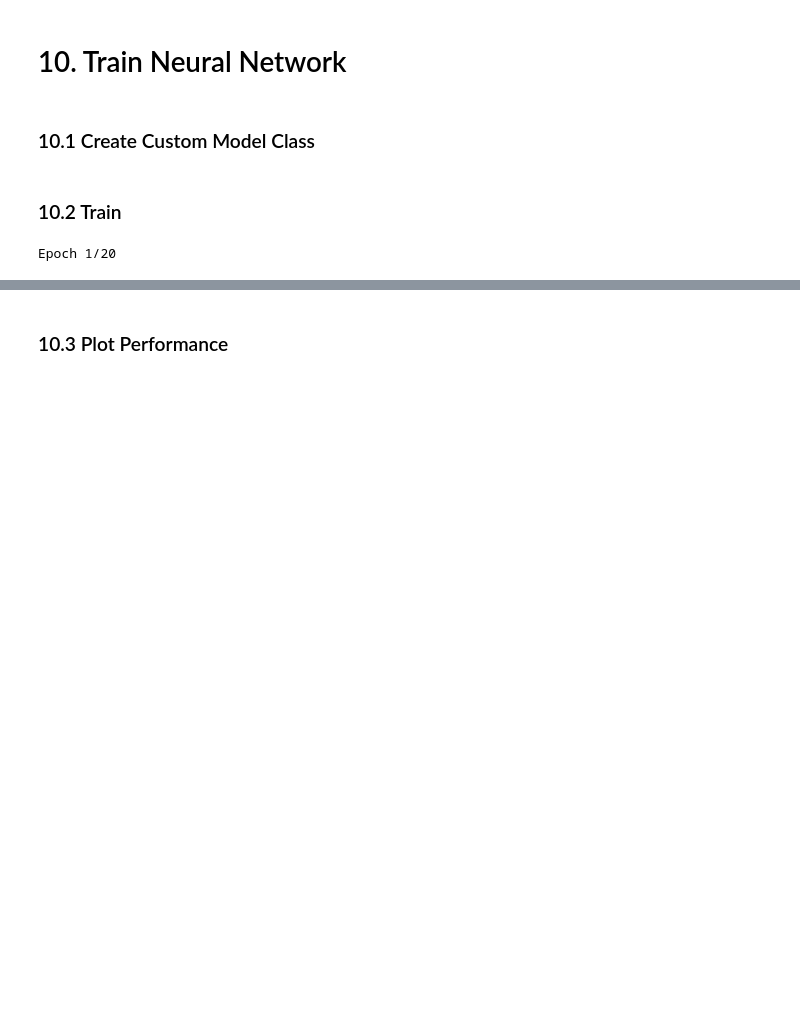
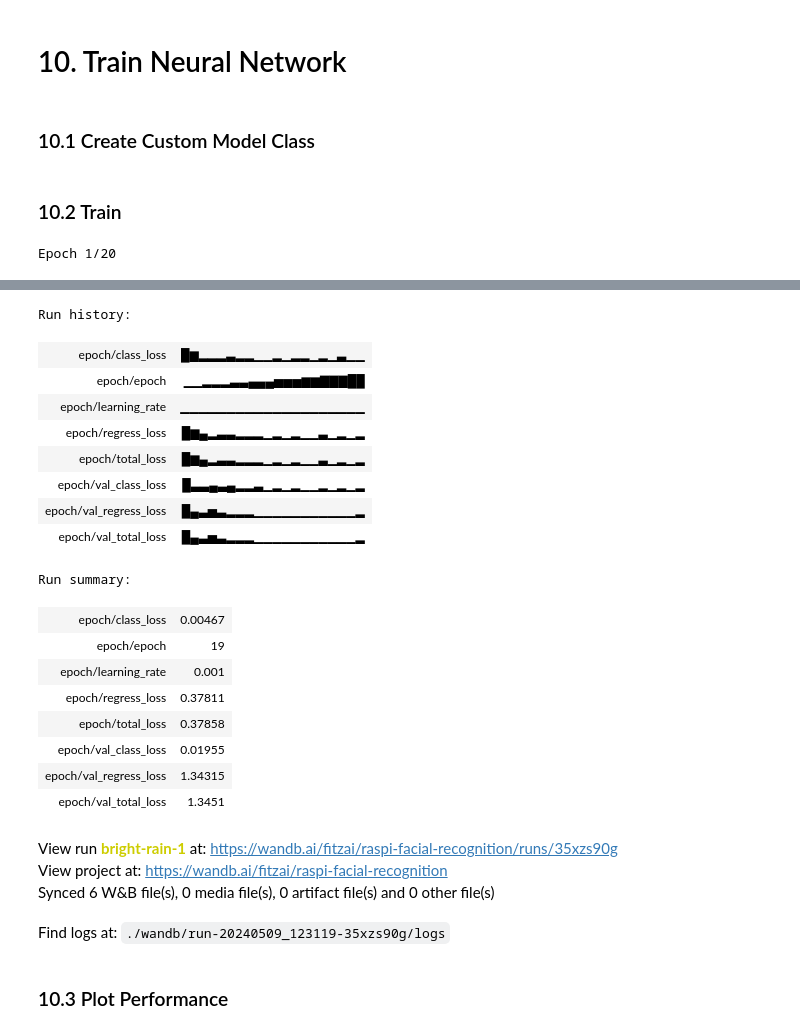
Before and after one commit to brendanfitz/raspi-ai, a Jupyter notebook: face_detection/Face Detection - Modeling.ipynb, the cells around one changed output, grey strips where cells are left out. Drawn from its saved outputs; the diff is of its cells as text; code cells hidden in the pictures; blank space fills up the shorter version.

```diff
--- a/face_detection/Face Detection - Modeling.ipynb
+++ b/face_detection/Face Detection - Modeling.ipynb
@@ -222,13 +252,13 @@ def build_model():
     # Classification Model
     f1 = GlobalMaxPooling2D()(vgg)
     class1 = Dense(2048, activation='relu')(f1)
-    class1 = tf.keras.layers.Dropout(0.2)(class1)
+    class1 = tf.keras.layers.Dropout(config.dropout_rate)(class1)
     class2 = Dense(2, activation='sigmoid')(class1)
 
     # Bounding box model
     f2 = GlobalMaxPooling2D()(vgg)
     regress1 = Dense(2048, activation='relu')(f2)
-    regress1 = Dropout(0.2)(regress1)
+    regress1 = Dropout(config.dropout_rate)(regress1)
     regress2 = Dense(8, activation='sigmoid')(regress1)
 
     facetracker = Model(inputs=input_layer, outputs=[class2, regress2])
@@ -265,12 +295,12 @@ X, y = train.as_numpy_iterator().next()
 ### 9.1 Define Optimizer and LR
 # %%
 batches_per_epoch = len(train)
-lr_decay = (1./0.55 -1)/batches_per_epoch
+lr_decay = (1./config.lr_decay_divider -1)/batches_per_epoch
 lr_decay
 # %% [output]
 0.012587412587412587
 # %%
-opt = tf.keras.optimizers.Adam(learning_rate=0.0001, decay=lr_decay)
+opt = tf.keras.optimizers.Adam(learning_rate=config.learning_rate, decay=lr_decay)
 # %% [markdown]
 ### 9.2 Create Localization Loss and Classification Loss
 # %%
@@ -319,7 +349,7 @@ class FaceTracker(Model):
             batch_classloss = self.closs(y[0], classes)
             batch_localizationloss = self.lloss(tf.cast(y[1], tf.float32), coords)
 
-            total_loss = batch_localizationloss+0.05*batch_classloss
+            total_loss = batch_localizationloss+config.classloss_weight*batch_classloss
 
             grad = tape.gradient(total_loss, self.model.trainable_variables)
 
@@ -334,7 +364,7 @@ class FaceTracker(Model):
 
         batch_classloss = self.closs(y[0], classes)
         batch_localizationloss = self.lloss(tf.cast(y[1], tf.float32), coords)
-        total_loss = batch_localizationloss+0.1*batch_classloss
+        total_loss = batch_localizationloss+config.classloss_weight*batch_classloss
 
         return {"total_loss":total_loss, "class_loss":batch_classloss, "regress_loss":batch_localizationloss}
 
@@ -351,6 +381,9 @@ logdir='logs'
 # %%
 tensorboard_callback = tf.keras.callbacks.TensorBoard(log_dir=logdir)
 # %%
-hist = model.fit(train, epochs=20, validation_data=val, callbacks=[tensorboard_callback])
+hist = model.fit(train, epochs=config.epochs, validation_data=val,
+                 callbacks=[tensorboard_callback, wandb.keras.WandbMetricsLogger()])
+
+run.finish()
 # %% [output]
 Epoch 1/20
@@ -373,3 +417,25 @@ Epoch 4/20
+Run history:
+| epoch/class_loss | █▆▂▂▂▃▂▂▁▁▂▁▂▂▁▂▁▃▁▁ |
+| epoch/epoch | ▁▁▂▂▂▃▃▄▄▄▅▅▅▆▆▇▇▇██ |
+| epoch/learning_rate | ▁▁▁▁▁▁▁▁▁▁▁▁▁▁▁▁▁▁▁▁ |
+| epoch/regress_loss | █▆▄▂▃▃▂▂▂▁▂▁▂▁▁▃▁▂▁▂ |
+| epoch/total_loss | █▆▄▂▃▃▂▂▂▁▂▁▂▁▁▃▁▂▁▂ |
+| epoch/val_class_loss | █▃▃▄▃▄▂▂▃▁▂▁▂▁▁▂▁▂▁▂ |
+| epoch/val_regress_loss | █▄▃▅▃▂▂▂▁▁▁▁▁▁▁▁▁▁▁▂ |
+| epoch/val_total_loss | █▄▃▅▃▂▂▂▁▁▁▁▁▁▁▁▁▁▁▂ |
+Run summary:
+| epoch/class_loss | 0.00467 |
+| epoch/epoch | 19 |
+| epoch/learning_rate | 0.001 |
+| epoch/regress_loss | 0.37811 |
+| epoch/total_loss | 0.37858 |
+| epoch/val_class_loss | 0.01955 |
+| epoch/val_regress_loss | 1.34315 |
+| epoch/val_total_loss | 1.3451 |
+View run bright-rain-1 at: https://wandb.ai/fitzai/raspi-facial-recognition/runs/35xzs90g
+View project at: https://wandb.ai/fitzai/raspi-facial-recognition
+Synced 6 W&B file(s), 0 media file(s), 0 artifact file(s) and 0 other file(s)
+Find logs at: ./wandb/run-20240509_123119-35xzs90g/logs
 # %% [markdown]
 ### 10.3 Plot Performance
 # %%
```
Also changed, not shown: parts of 13 cells of this notebook, 1 other file.
